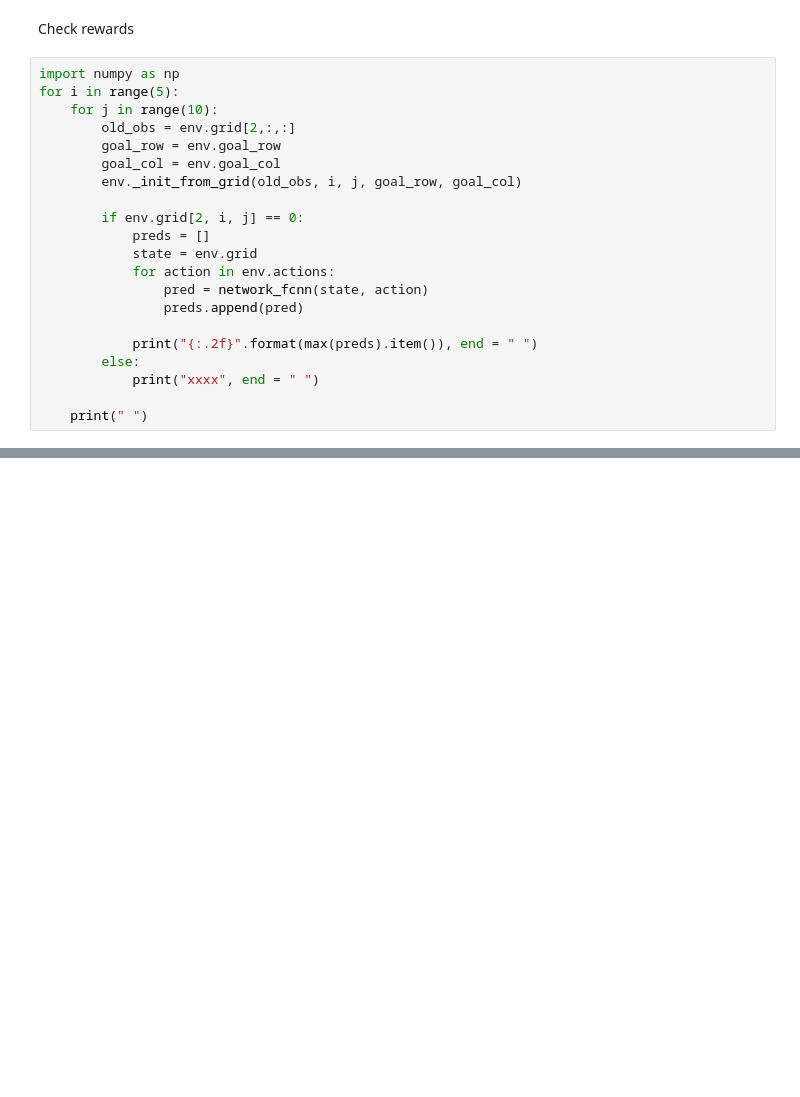
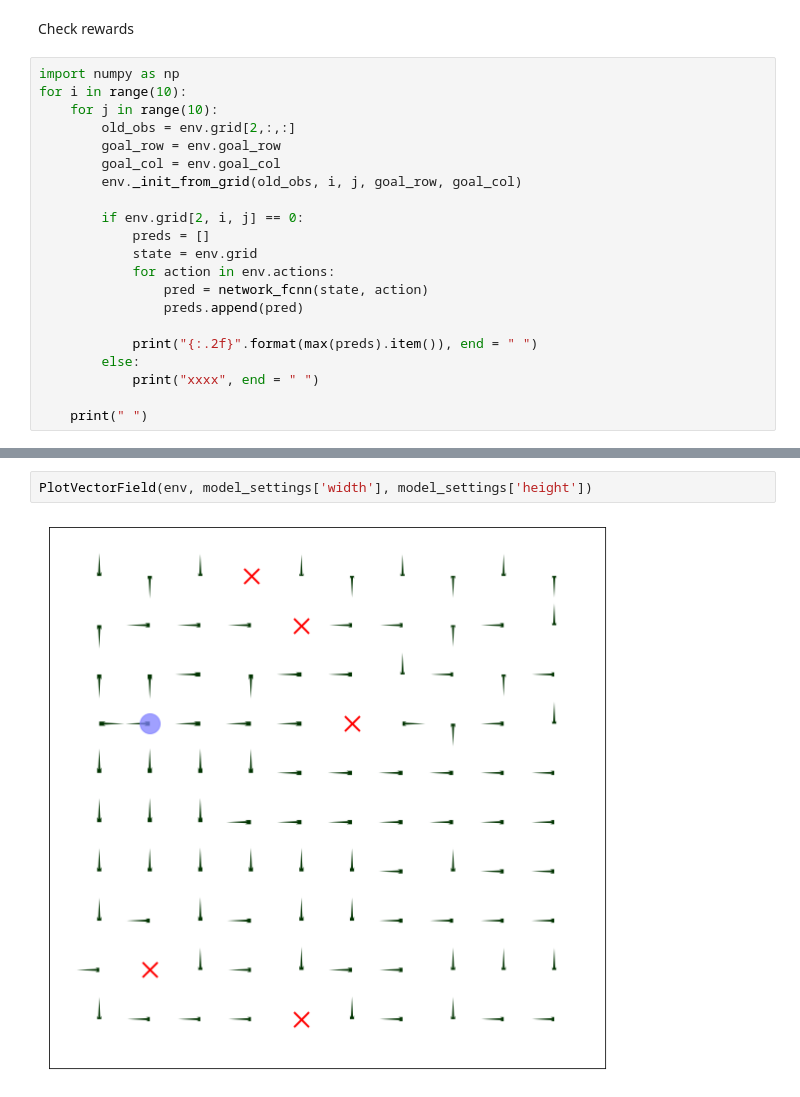
Before and after one commit to Acciente717/cpsc552, a Jupyter notebook: yihang_main.ipynb, the cells around one changed output, grey strips where cells are left out. Cells and saved outputs as stored; diff of their text form; blank space fills up the shorter version.

Commit message:
add PlotVectorField function

```diff
--- a/yihang_main.ipynb
+++ b/yihang_main.ipynb
@@ -128,7 +408,7 @@ PlayOnce(network_fcnn, env, config)
 Check rewards
 # %%
 import numpy as np
-for i in range(5):
+for i in range(10):
     for j in range(10):
         old_obs = env.grid[2,:,:]
         goal_row = env.goal_row
@@ -149,0 +493,4 @@ for i in range(5):
+# %%
+PlotVectorField(env, model_settings['width'], model_settings['height'])
+# %% [output]
+[figure, added]
```
Also changed, not shown: parts of 22 cells of this notebook.
